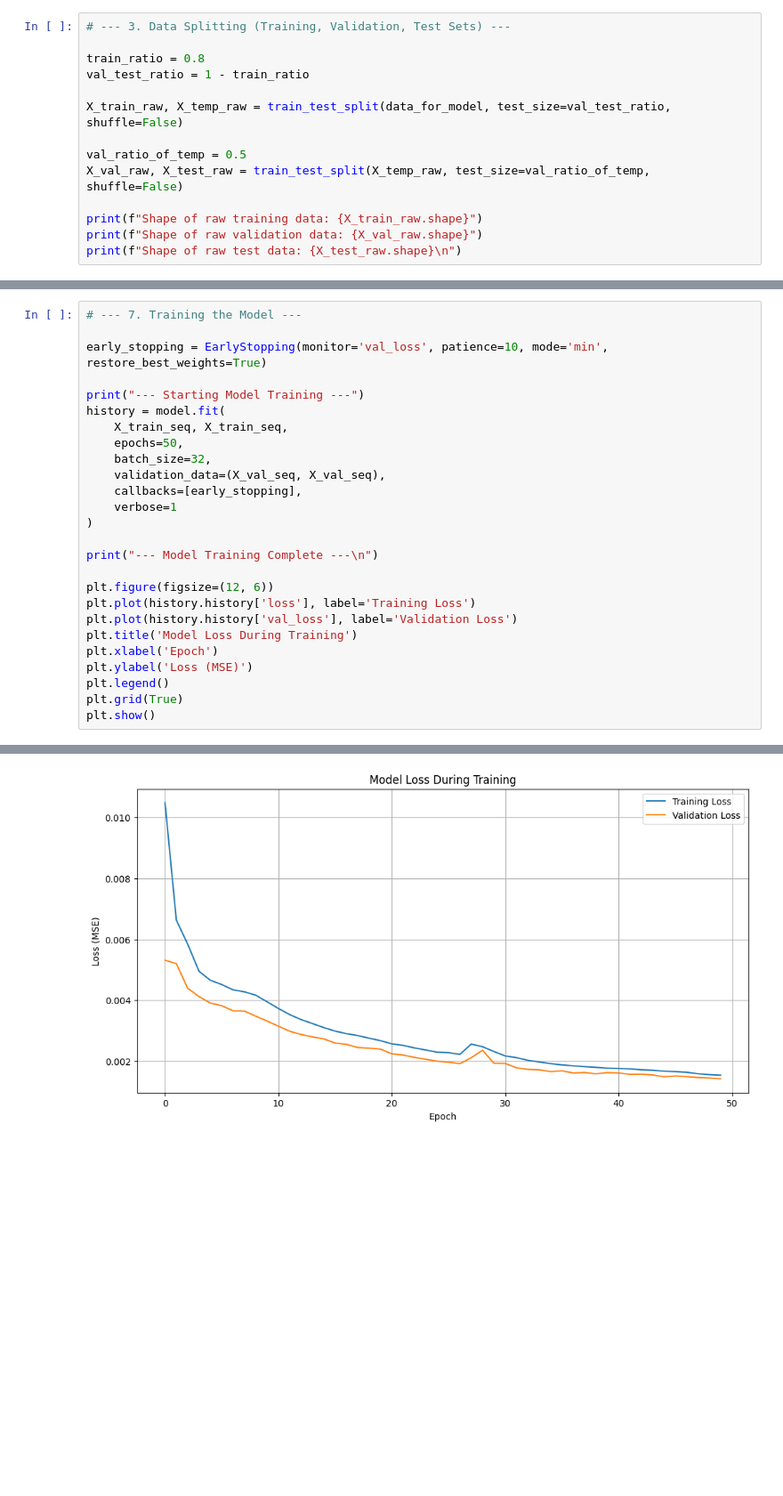
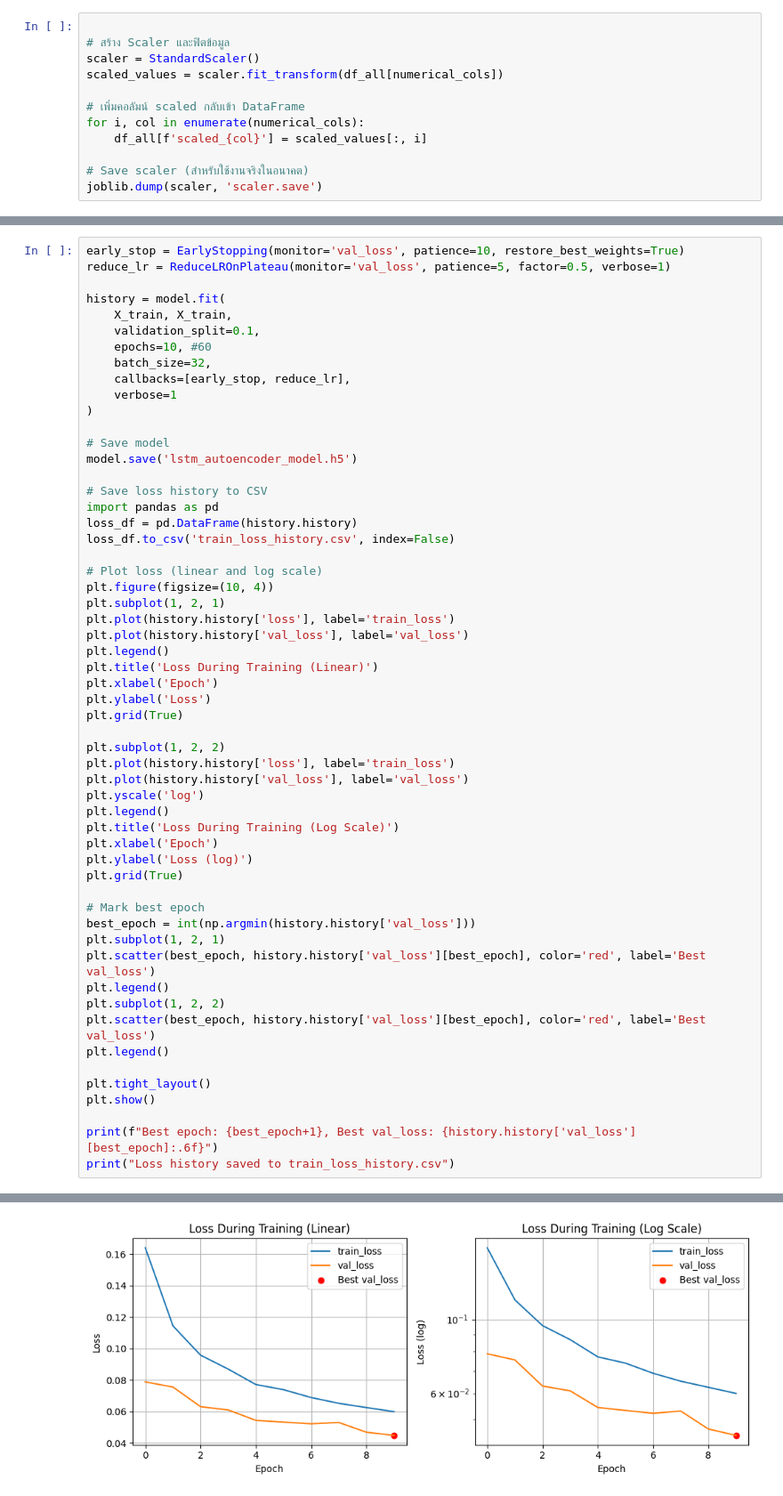
Before and after one commit to Ahmadaduwa/Landslide, a Jupyter notebook: models/LSTM_Autoencoders/LSTM_Autoencoders.ipynb, the cells around one changed output, grey strips where cells are left out. Shown at 89% size. Saved outputs shown, nothing was run; the diff lists cells and outputs as text; blank space fills up the shorter version.

Commit message:
LSTM_Autoencoders

```diff
--- a/models/LSTM_Autoencoders/LSTM_Autoencoders.ipynb
+++ b/models/LSTM_Autoencoders/LSTM_Autoencoders.ipynb
@@ -67,15 +67,13 @@ Shape of numerical data prepared for model: (177234, 7)
 # %%
-# --- 3. Data Splitting (Training, Validation, Test Sets) ---
 
-train_ratio = 0.8
-val_test_ratio = 1 - train_ratio
+# สร้าง Scaler และฟิตข้อมูล
+scaler = StandardScaler()
+scaled_values = scaler.fit_transform(df_all[numerical_cols])
 
-X_train_raw, X_temp_raw = train_test_split(data_for_model, test_size=val_test_ratio, shuffle=False)
+# เพิ่มคอลัมน์ scaled กลับเข้า DataFrame
+for i, col in enumerate(numerical_cols):
+    df_all[f'scaled_{col}'] = scaled_values[:, i]
 
-val_ratio_of_temp = 0.5
-X_val_raw, X_test_raw = train_test_split(X_temp_raw, test_size=val_ratio_of_temp, shuffle=False)
-
-print(f"Shape of raw training data: {X_train_raw.shape}")
-print(f"Shape of raw validation data: {X_val_raw.shape}")
-print(f"Shape of raw test data: {X_test_raw.shape}\n")
+# Save scaler (สำหรับใช้งานจริงในอนาคต)
+joblib.dump(scaler, 'scaler.save')
 # %% [output]
@@ -163,27 +209,57 @@ Model: "functional"
 # %%
-# --- 7. Training the Model ---
+early_stop = EarlyStopping(monitor='val_loss', patience=10, restore_best_weights=True)
+reduce_lr = ReduceLROnPlateau(monitor='val_loss', patience=5, factor=0.5, verbose=1)
 
-early_stopping = EarlyStopping(monitor='val_loss', patience=10, mode='min', restore_best_weights=True)
-
-print("--- Starting Model Training ---")
 history = model.fit(
-    X_train_seq, X_train_seq,
-    epochs=50,
+    X_train, X_train,
+    validation_split=0.1,
+    epochs=10, #60
     batch_size=32,
-    validation_data=(X_val_seq, X_val_seq),
-    callbacks=[early_stopping],
+    callbacks=[early_stop, reduce_lr],
     verbose=1
 )
 
-print("--- Model Training Complete ---\n")
+# Save model
+model.save('lstm_autoencoder_model.h5')
 
-plt.figure(figsize=(12, 6))
-plt.plot(history.history['loss'], label='Training Loss')
-plt.plot(history.history['val_loss'], label='Validation Loss')
-plt.title('Model Loss During Training')
+# Save loss history to CSV
+import pandas as pd
+loss_df = pd.DataFrame(history.history)
+loss_df.to_csv('train_loss_history.csv', index=False)
+
+# Plot loss (linear and log scale)
+plt.figure(figsize=(10, 4))
+plt.subplot(1, 2, 1)
+plt.plot(history.history['loss'], label='train_loss')
+plt.plot(history.history['val_loss'], label='val_loss')
+plt.legend()
+plt.title('Loss During Training (Linear)')
 plt.xlabel('Epoch')
-plt.ylabel('Loss (MSE)')
+plt.ylabel('Loss')
+plt.grid(True)
+
+plt.subplot(1, 2, 2)
+plt.plot(history.history['loss'], label='train_loss')
+plt.plot(history.history['val_loss'], label='val_loss')
+plt.yscale('log')
 plt.legend()
+plt.title('Loss During Training (Log Scale)')
+plt.xlabel('Epoch')
+plt.ylabel('Loss (log)')
 plt.grid(True)
+
+# Mark best epoch
+best_epoch = int(np.argmin(history.history['val_loss']))
+plt.subplot(1, 2, 1)
+plt.scatter(best_epoch, history.history['val_loss'][best_epoch], color='red', label='Best val_loss')
+plt.legend()
+plt.subplot(1, 2, 2)
+plt.scatter(best_epoch, history.history['val_loss'][best_epoch], color='red', label='Best val_loss')
+plt.legend()
+
+plt.tight_layout()
 plt.show()
+
+print(f"Best epoch: {best_epoch+1}, Best val_loss: {history.history['val_loss'][best_epoch]:.6f}")
+print("Loss history saved to train_loss_history.csv")
 # %% [output]
@@ -207 +287 @@ Epoch 50/50
-[figure, old version]
+[figure, new version]
```
Also changed, not shown: parts of 31 cells of this notebook, 44 other files.
